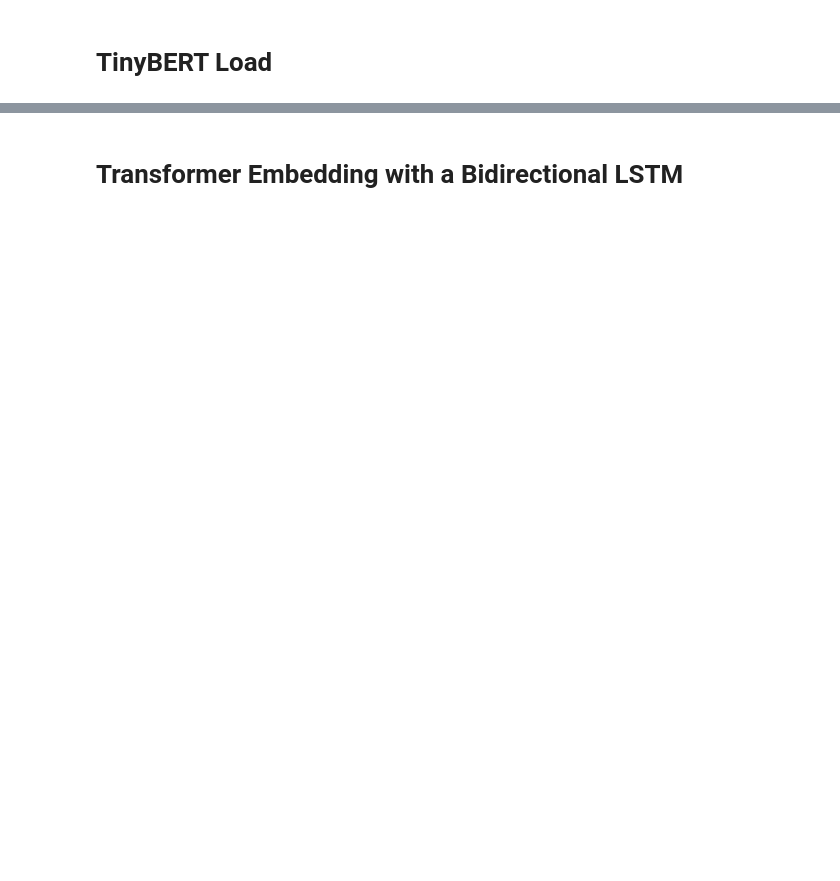
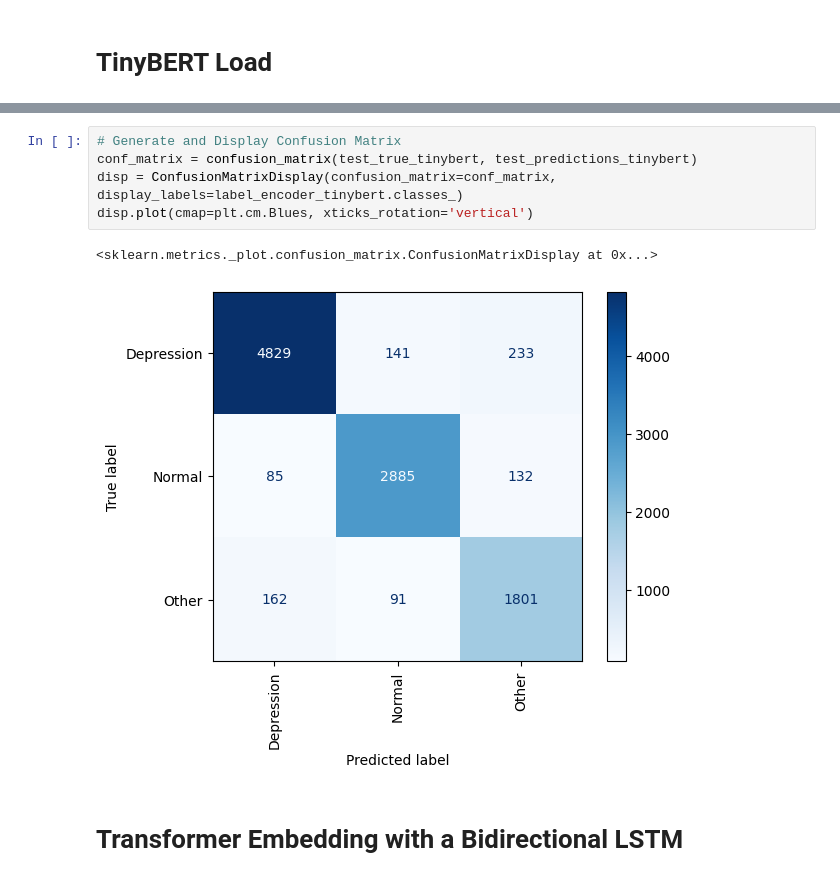
Before and after one commit to viando8/datasci207-final-project, a Jupyter notebook: individual notebooks/207_sentiment_analysis_for_mental_healthKD_noeda.ipynb, the cells around one changed output, grey strips where cells are left out. Cells and saved outputs as stored; diff of their text form; blank space fills up the shorter version.

```diff
--- a/individual notebooks/207_sentiment_analysis_for_mental_healthKD_noeda.ipynb
+++ b/individual notebooks/207_sentiment_analysis_for_mental_healthKD_noeda.ipynb
@@ -934,3 +872,11 @@ Test Loss: 0.2404, Test Accuracy: 0.9185
+# %%
+# Generate and Display Confusion Matrix
+conf_matrix = confusion_matrix(test_true_tinybert, test_predictions_tinybert)
+disp = ConfusionMatrixDisplay(confusion_matrix=conf_matrix, display_labels=label_encoder_tinybert.classes_)
+disp.plot(cmap=plt.cm.Blues, xticks_rotation='vertical')
+# %% [output]
+<sklearn.metrics._plot.confusion_matrix.ConfusionMatrixDisplay at 0x...>
+[figure, added]
 # %% [markdown]
 # Transformer Embedding with a Bidirectional LSTM
 # %%
```
Also changed, not shown: parts of 29 cells of this notebook, 25 other files.
